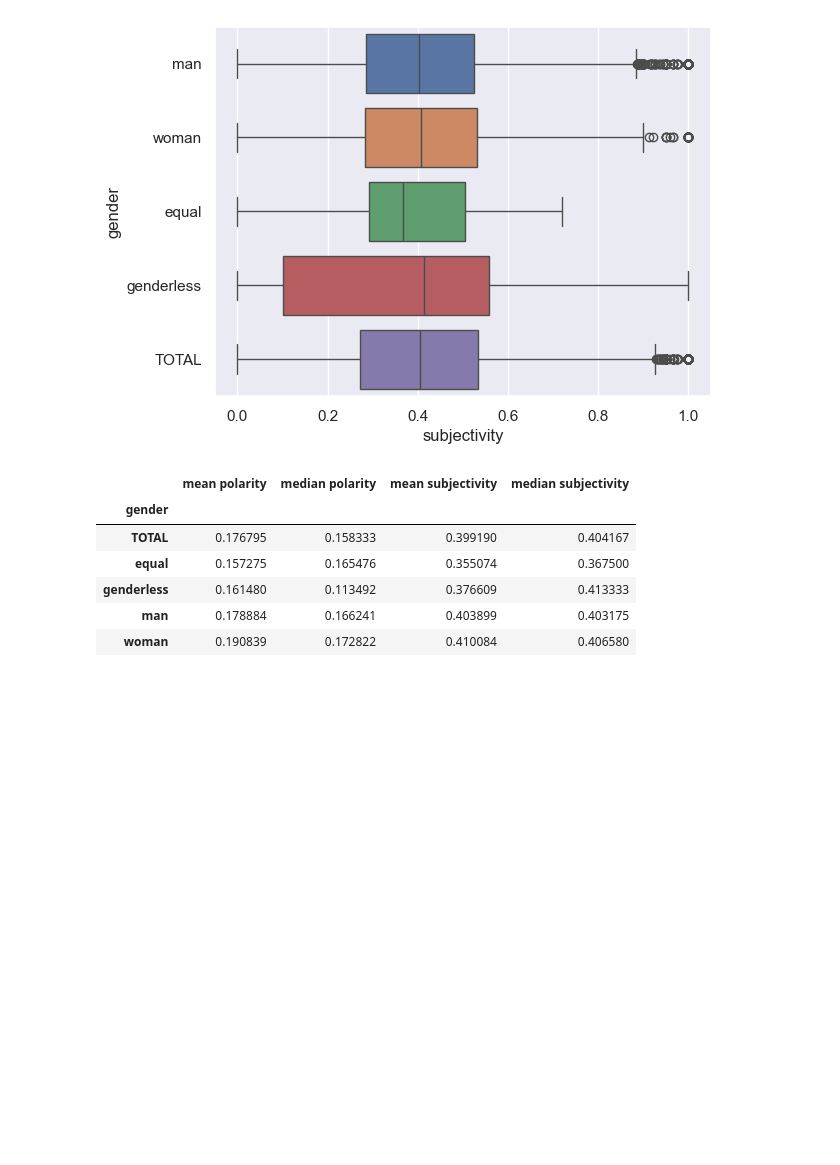
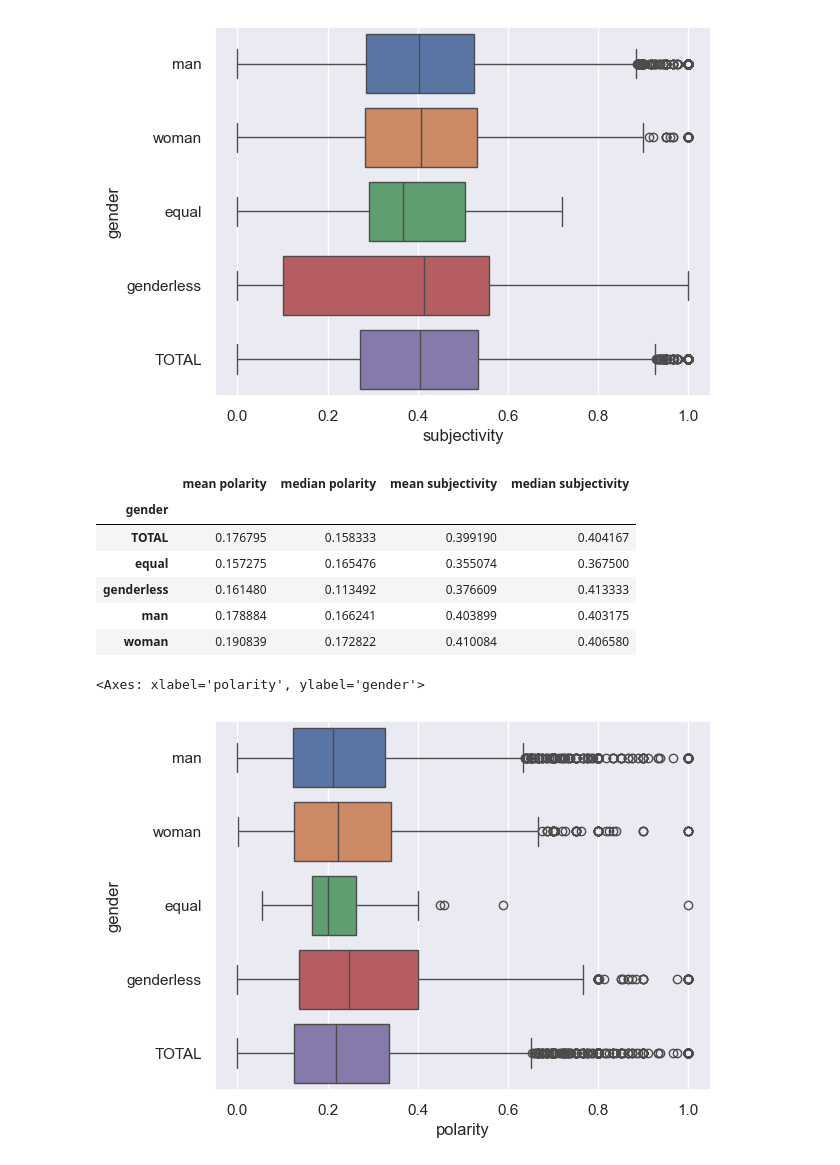
Before and after one commit to sfu-discourse-lab/ufc-women-data-collection, a Jupyter notebook: 09_visualize_sentiment.ipynb, the cells around one changed output. Saved outputs shown, nothing was run; the diff lists cells and outputs as text; code cells hidden in the pictures; blank space fills up the shorter version.

Commit message:
Add positive polarity and subjectivity, negative polarity graphs

```diff
--- a/09_visualize_sentiment.ipynb
+++ b/09_visualize_sentiment.ipynb
@@ -104,3 +104,11 @@ summary_df
 | genderless | 0.161480 | 0.113492 | 0.376609 | 0.413333 |
 | man | 0.178884 | 0.166241 | 0.403899 | 0.403175 |
 | woman | 0.190839 | 0.172822 | 0.410084 | 0.406580 |
+# %%
+df_positive_polarity = df_combined[df_combined["polarity"] > 0]
+df_positive_subjectivity = df_combined[df_combined["subjectivity"] > 0]
+# %%
+sns.boxplot(data=df_positive_polarity, x="polarity", y="gender", hue="gender", legend=False)
+# %% [output]
+<Axes: xlabel='polarity', ylabel='gender'>
+[figure, added]
```
Also changed, not shown: parts of 3 cells of this notebook.
